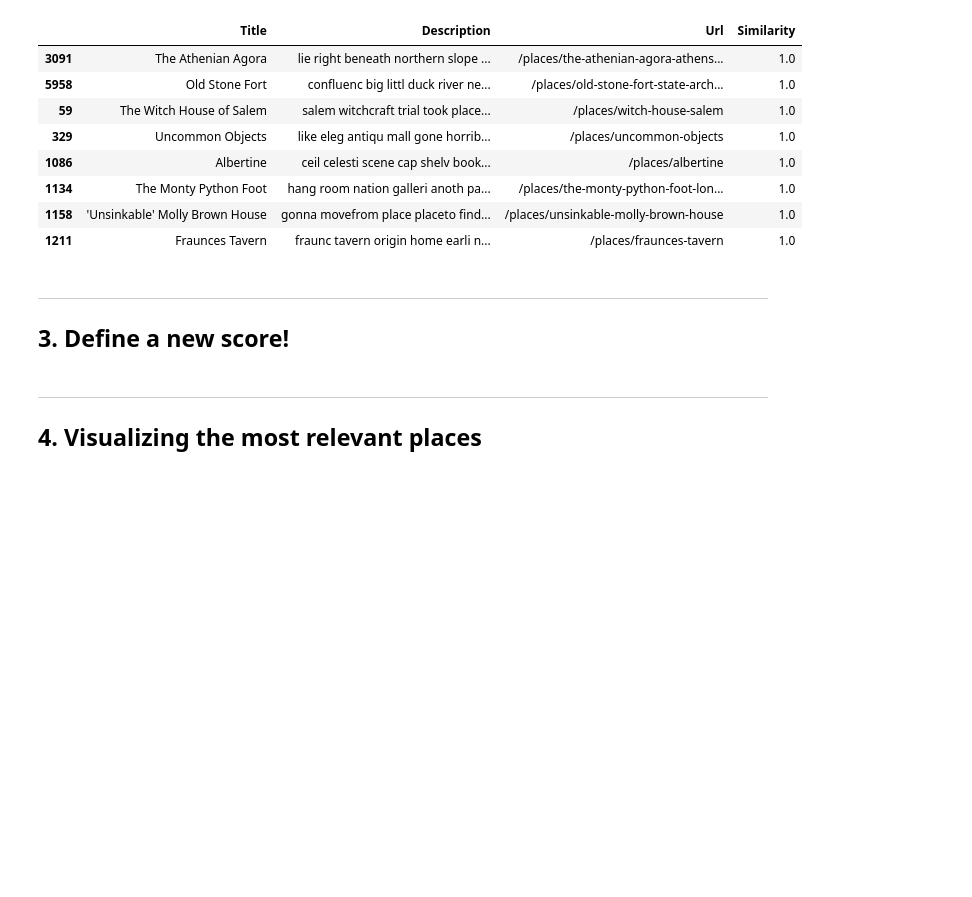
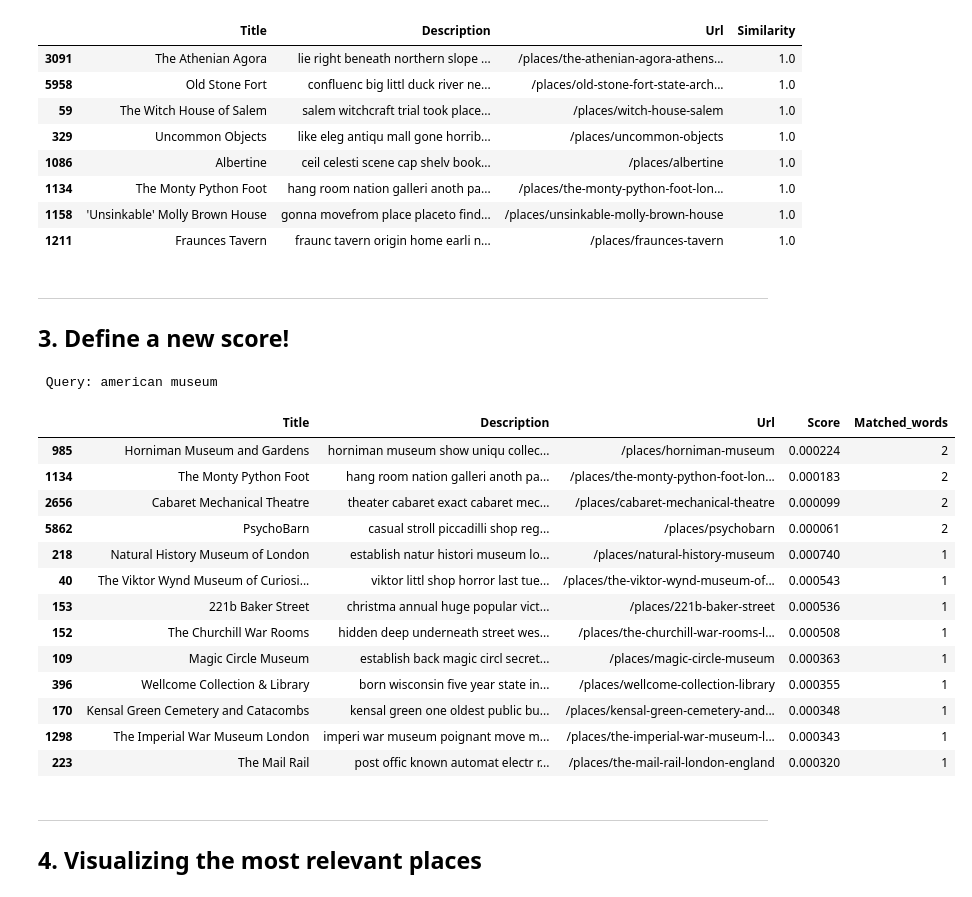
Before and after one commit to Matteo-Candi/ADM_HW3, a Jupyter notebook: main.ipynb, the cells around one changed output. Drawn from its saved outputs; the diff is of its cells as text; code cells hidden in the pictures; blank space fills up the shorter version.

Commit message:
search engine 3

```diff
--- a/main.ipynb
+++ b/main.ipynb
@@ -396,3 +464,23 @@ search_engine_2(df, 'american museum', 8)
+# %%
+# For num_people use { 'high' , 'low' }. The treshold is 1000 that is the sum of people that will be or that have already been there
+
+search_engine_3(df, 'american museum', country='england', num_people='high', k=13)
+# %% [output]
+ Query: american museum
+|  | Title | Description | Url | Score | Matched_words |
+| 985 | Horniman Museum and Gardens | horniman museum show uniqu collec... | /places/horniman-museum | 0.000224 | 2 |
+| 1134 | The Monty Python Foot | hang room nation galleri anoth pa... | /places/the-monty-python-foot-lon... | 0.000183 | 2 |
+| 2656 | Cabaret Mechanical Theatre | theater cabaret exact cabaret mec... | /places/cabaret-mechanical-theatre | 0.000099 | 2 |
+| 5862 | PsychoBarn | casual stroll piccadilli shop reg... | /places/psychobarn | 0.000061 | 2 |
+| 218 | Natural History Museum of London | establish natur histori museum lo... | /places/natural-history-museum | 0.000740 | 1 |
+| 40 | The Viktor Wynd Museum of Curiosi... | viktor littl shop horror last tue... | /places/the-viktor-wynd-museum-of... | 0.000543 | 1 |
+| 153 | 221b Baker Street | christma annual huge popular vict... | /places/221b-baker-street | 0.000536 | 1 |
+| 152 | The Churchill War Rooms | hidden deep underneath street wes... | /places/the-churchill-war-rooms-l... | 0.000508 | 1 |
+| 109 | Magic Circle Museum | establish back magic circl secret... | /places/magic-circle-museum | 0.000363 | 1 |
+| 396 | Wellcome Collection & Library | born wisconsin five year state in... | /places/wellcome-collection-library | 0.000355 | 1 |
+| 170 | Kensal Green Cemetery and Catacombs | kensal green one oldest public bu... | /places/kensal-green-cemetery-and... | 0.000348 | 1 |
+| 1298 | The Imperial War Museum London | imperi war museum poignant move m... | /places/the-imperial-war-museum-l... | 0.000343 | 1 |
+| 223 | The Mail Rail | post offic known automat electr r... | /places/the-mail-rail-london-england | 0.000320 | 1 |
 # %% [markdown]
 ---
 ## **4. Visualizing the most relevant places**
```
Also changed, not shown: parts of 2 cells of this notebook.
